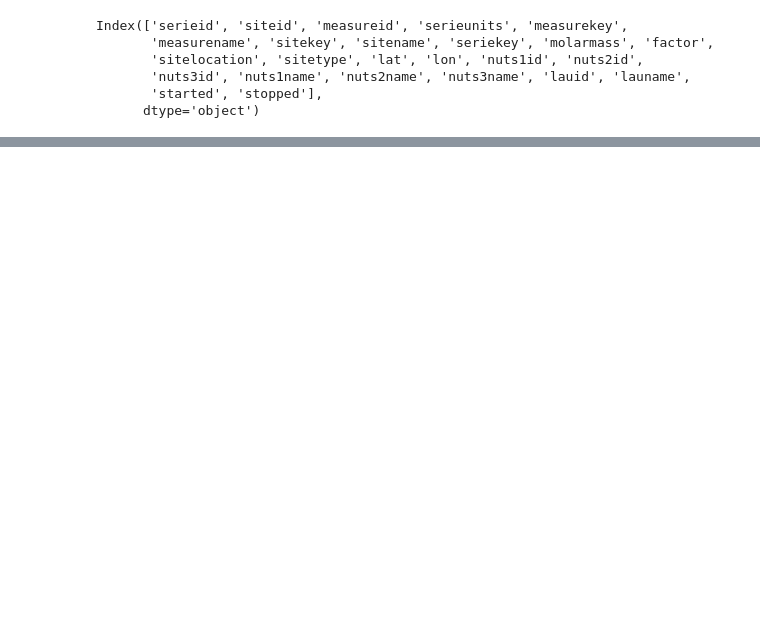
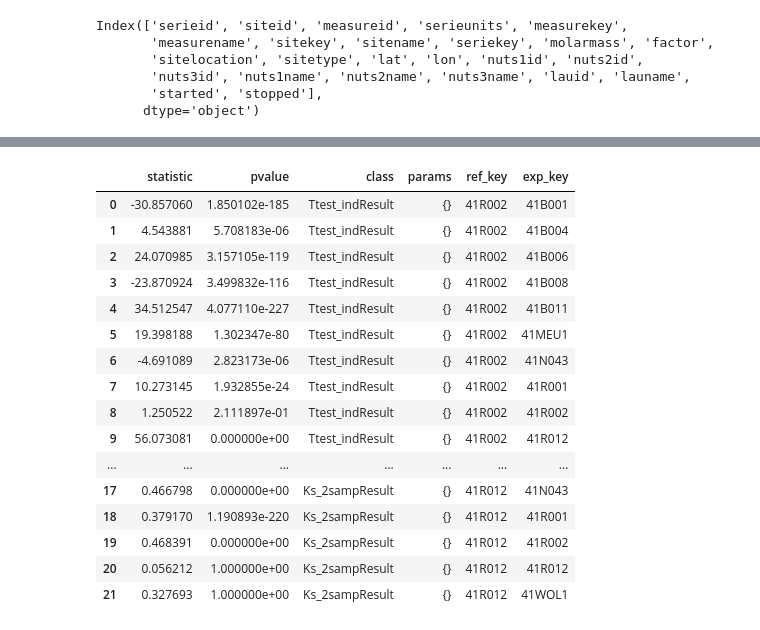
Before and after one commit to jlandercy/cookbook, a Jupyter notebook: python/training/cganty_20200820.ipynb, the cells around one changed output, grey strips where cells are left out. Cells and saved outputs as stored; diff of their text form; code cells hidden in the pictures; blank space fills up the shorter version.

```diff
--- a/python/training/cganty_20200820.ipynb
+++ b/python/training/cganty_20200820.ipynb
@@ -52,7 +52,8 @@ data.sample(5)
 def t_test(ref, exp, **params):
     res = stats.ttest_ind(ref, exp, equal_var=False, nan_policy='omit')
     rep = {k: getattr(res, k) for k in res._fields}
-    rep["test"] = "T-Test"
+    rep["class"] = res.__class__.__name__
+    rep["params"] = params
     return rep
 # %%
 def ks_test(ref, exp, **params):
@@ -84,3 +87,23 @@ ks = apply_test(ref, exp, test_func=ks_test)
 # %%
 test = pd.concat([t, ks])
+# %%
+test
+# %% [output]
+|  | statistic | pvalue | class | params | ref_key | exp_key |
+| 0 | -30.857060 | 1.850102e-185 | Ttest_indResult | {} | 41R002 | 41B001 |
+| 1 | 4.543881 | 5.708183e-06 | Ttest_indResult | {} | 41R002 | 41B004 |
+| 2 | 24.070985 | 3.157105e-119 | Ttest_indResult | {} | 41R002 | 41B006 |
+| 3 | -23.870924 | 3.499832e-116 | Ttest_indResult | {} | 41R002 | 41B008 |
+| 4 | 34.512547 | 4.077110e-227 | Ttest_indResult | {} | 41R002 | 41B011 |
+| 5 | 19.398188 | 1.302347e-80 | Ttest_indResult | {} | 41R002 | 41MEU1 |
+| 6 | -4.691089 | 2.823173e-06 | Ttest_indResult | {} | 41R002 | 41N043 |
+| 7 | 10.273145 | 1.932855e-24 | Ttest_indResult | {} | 41R002 | 41R001 |
+| 8 | 1.250522 | 2.111897e-01 | Ttest_indResult | {} | 41R002 | 41R002 |
+| 9 | 56.073081 | 0.000000e+00 | Ttest_indResult | {} | 41R002 | 41R012 |
+| ... | ... | ... | ... | ... | ... | ... |
+| 17 | 0.466798 | 0.000000e+00 | Ks_2sampResult | {} | 41R012 | 41N043 |
+| 18 | 0.379170 | 1.190893e-220 | Ks_2sampResult | {} | 41R012 | 41R001 |
+| 19 | 0.468391 | 0.000000e+00 | Ks_2sampResult | {} | 41R012 | 41R002 |
+| 20 | 0.056212 | 1.000000e+00 | Ks_2sampResult | {} | 41R012 | 41R012 |
+| 21 | 0.327693 | 1.000000e+00 | Ks_2sampResult | {} | 41R012 | 41WOL1 |
 # %%
```
Also changed, not shown: parts of 8 cells of this notebook.
